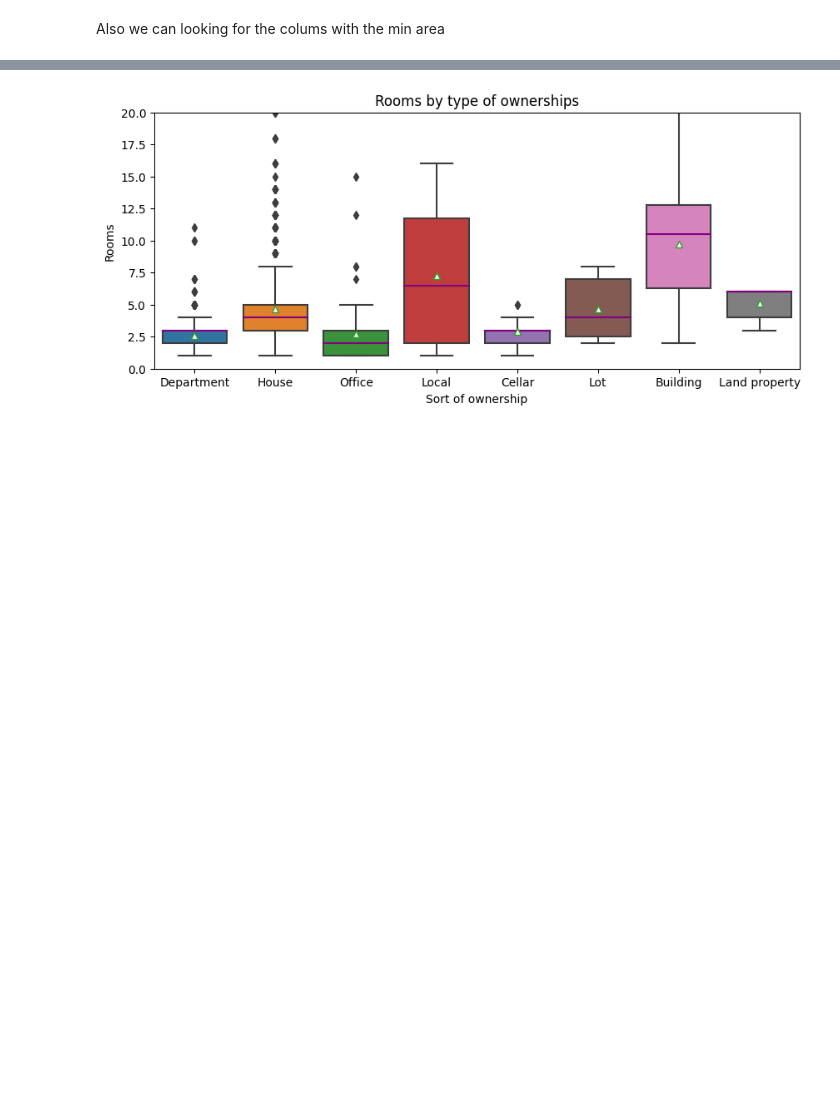
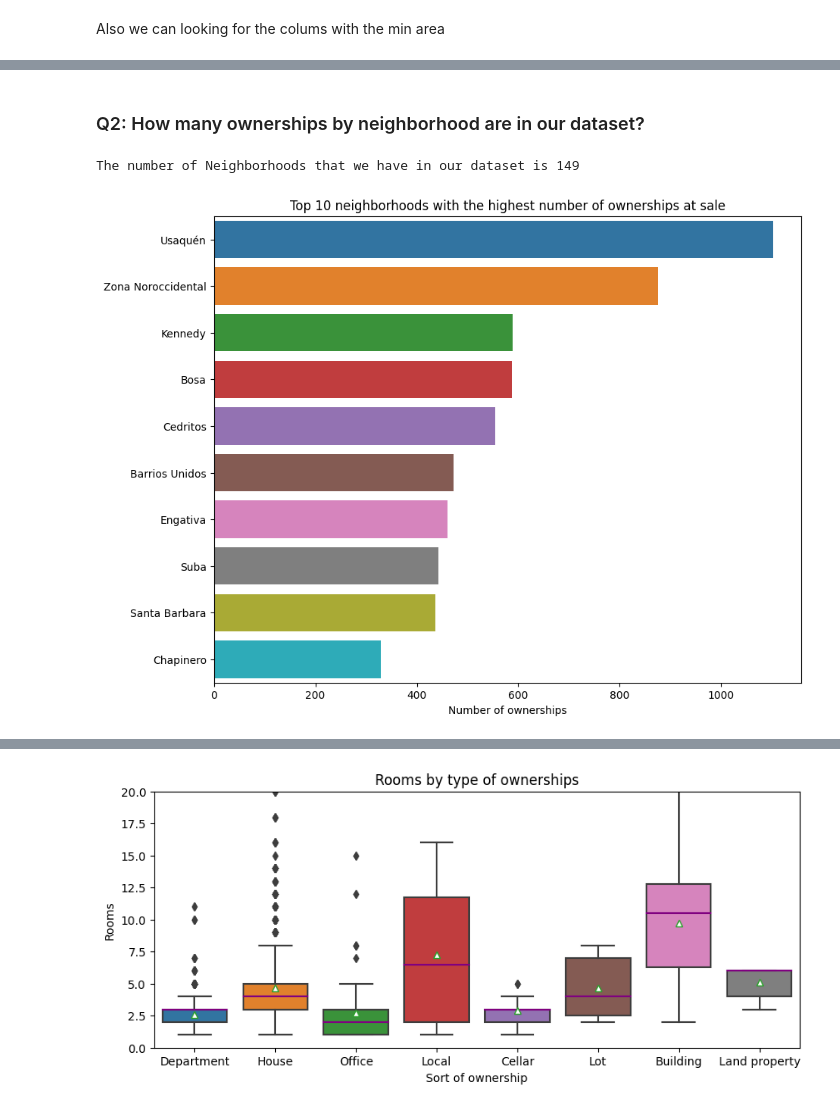
Before and after one commit to EmmanuelMald/Inmersion-datos-Aiura-LATAM, a Jupyter notebook: Integrate_work.ipynb, the cells around one changed output, grey strips where cells are left out. Cells and saved outputs as stored; diff of their text form; code cells hidden in the pictures; blank space fills up the shorter version.

```diff
--- a/Integrate_work.ipynb
+++ b/Integrate_work.ipynb
@@ -159,0 +171,13 @@ To see clearly all the outlayers I will create a boxplot of both parameters.
+# %% [markdown]
+### Q2: How many ownerships by neighborhood are in our dataset?
+# %%
+nbh_counts=data.Neighborhood.value_counts()
+print(f"The number of Neighborhoods that we have in our dataset is {len(nbh_counts)}")
+plt.figure(figsize=((10,8)))
+fg=sns.barplot(y=nbh_counts[:10].index, x=nbh_counts[:10])
+fg.set_xlabel("Number of ownerships")
+fg.set_title("Top 10 neighborhoods with the highest number of ownerships at sale")
+plt.show()
+# %% [output]
+The number of Neighborhoods that we have in our dataset is 149
+[figure, added]
```
Also changed, not shown: parts of 35 cells of this notebook.
